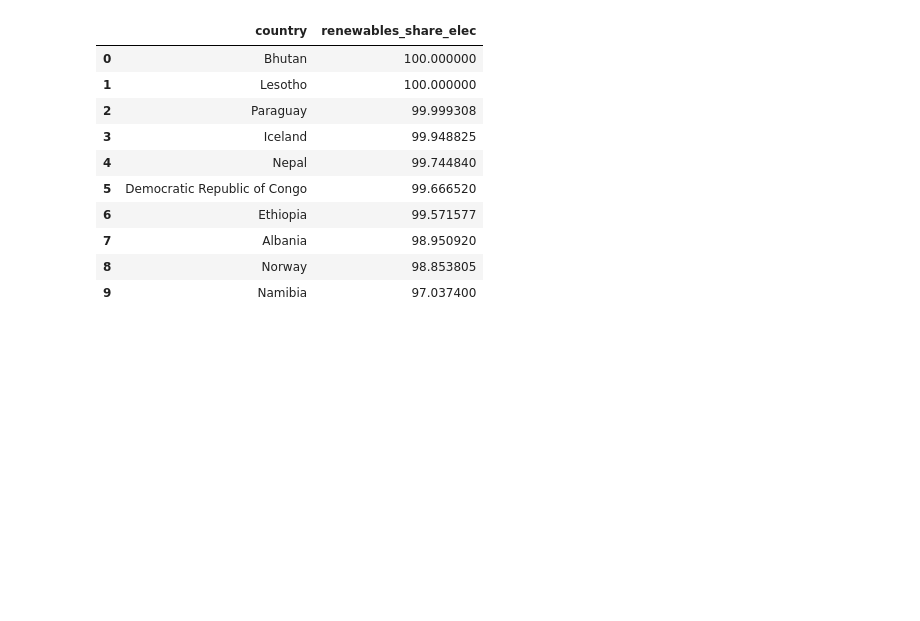
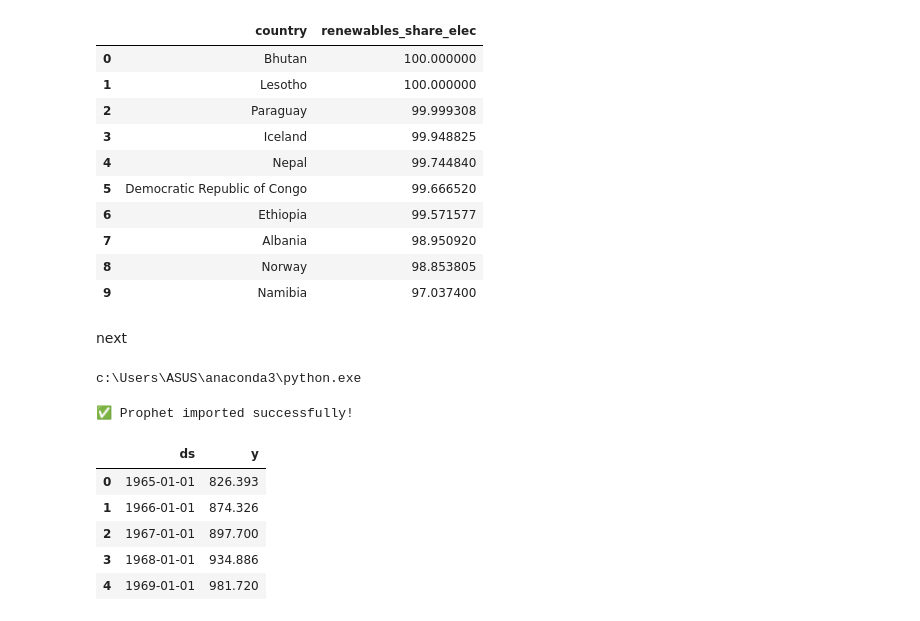
Before and after one commit to OmRajput06/Renewable-Energy-Adoption-Tracker, a Jupyter notebook: notebooks/EDA.ipynb, the cells around one changed output. Drawn from its saved outputs; the diff is of its cells as text; code cells hidden in the pictures; blank space fills up the shorter version.

```diff
--- a/notebooks/EDA.ipynb
+++ b/notebooks/EDA.ipynb
@@ -463,3 +463,5 @@ fig.update_layout(
 )
 
 fig.show()
+# %% [markdown]
+next
@@ -465,0 +470,41 @@ fig.show()
+# %%
+import sys
+print(sys.executable)
+# %% [output]
+c:\Users\ASUS\anaconda3\python.exe
+# %%
+from prophet import Prophet
+
+print("✅ Prophet imported successfully!")
+# %% [output]
+✅ Prophet imported successfully!
+# %%
+forecast_df = (
+    project_df.groupby("year")["renewables_electricity"]
+    .sum()
+    .reset_index()
+)
+
+forecast_df["year"] = forecast_df["year"].astype(str)
+
+forecast_df["ds"] = pd.to_datetime(
+    forecast_df["year"] + "-01-01"
+)
+
+forecast_df.rename(
+    columns={
+        "renewables_electricity": "y"
+    },
+    inplace=True
+)
+
+forecast_df = forecast_df[["ds", "y"]]
+
+forecast_df.head()
+# %% [output]
+|  | ds | y |
+| 0 | 1965-01-01 | 826.393 |
+| 1 | 1966-01-01 | 874.326 |
+| 2 | 1967-01-01 | 897.700 |
+| 3 | 1968-01-01 | 934.886 |
+| 4 | 1969-01-01 | 981.720 |
```
Also changed, not shown: parts of 9 cells of this notebook, 1 other file.
